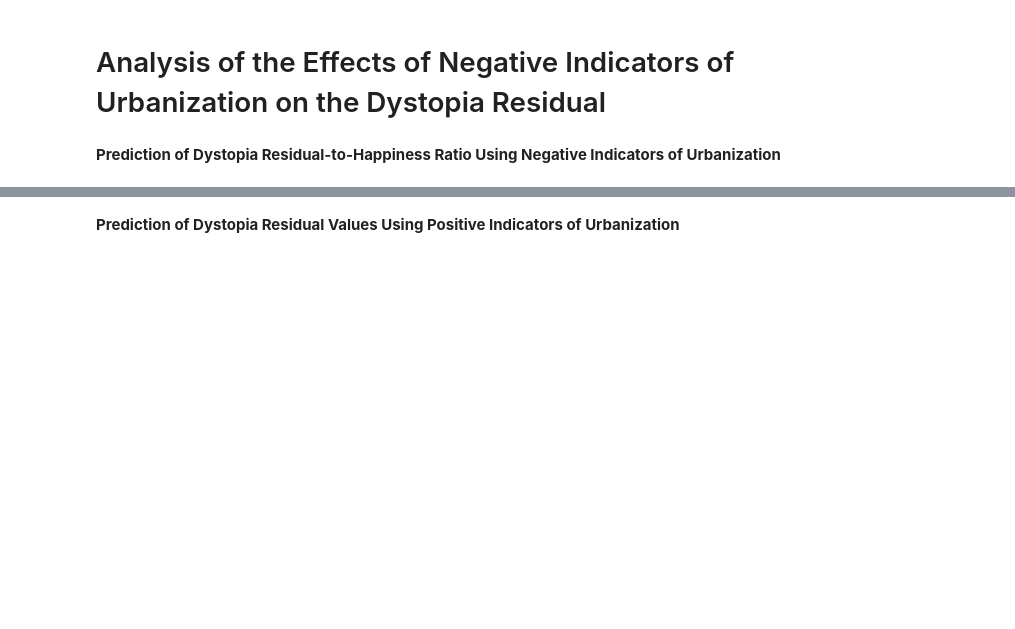
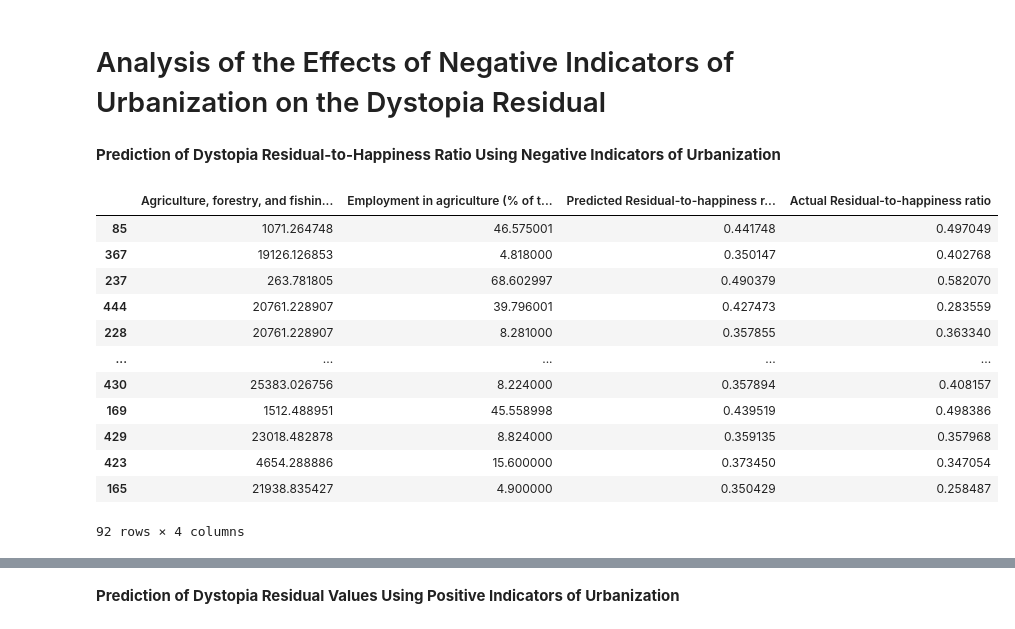
Before and after one commit to bianyuanop/WorldHappinessAnalysis, a Jupyter notebook: dystopia_residual_analysis.ipynb, the cells around one changed output, grey strips where cells are left out. Drawn from its saved outputs; the diff is of its cells as text; code cells hidden in the pictures; blank space fills up the shorter version.

```diff
--- a/dystopia_residual_analysis.ipynb
+++ b/dystopia_residual_analysis.ipynb
@@ -167,6 +219,22 @@ train, test = create_train_test_sets(data.copy(), ANTI_URBANIZATION_INDICATORS)
 **Prediction of Dystopia Residual-to-Happiness Ratio Using Negative Indicators of Urbanization**
 # %%
 neg_urbanization_residual_ratio = LinearRegressionModel(train.copy(), test.copy(), 'Residual-to-happiness ratio')
+# %%
+neg_urbanization_residual_ratio.get_predictions_table()
+# %% [output]
+|  | Agriculture, forestry, and fishin... | Employment in agriculture (% of t... | Predicted Residual-to-happiness r... | Actual Residual-to-happiness ratio |
+| 85 | 1071.264748 | 46.575001 | 0.441748 | 0.497049 |
+| 367 | 19126.126853 | 4.818000 | 0.350147 | 0.402768 |
+| 237 | 263.781805 | 68.602997 | 0.490379 | 0.582070 |
+| 444 | 20761.228907 | 39.796001 | 0.427473 | 0.283559 |
+| 228 | 20761.228907 | 8.281000 | 0.357855 | 0.363340 |
+| ... | ... | ... | ... | ... |
+| 430 | 25383.026756 | 8.224000 | 0.357894 | 0.408157 |
+| 169 | 1512.488951 | 45.558998 | 0.439519 | 0.498386 |
+| 429 | 23018.482878 | 8.824000 | 0.359135 | 0.357968 |
+| 423 | 4654.288886 | 15.600000 | 0.373450 | 0.347054 |
+| 165 | 21938.835427 | 4.900000 | 0.350429 | 0.258487 |
+92 rows × 4 columns
 # %%
 neg_urbanization_residual_ratio.get_r_squared()
 # %% [output]
```
Also changed, not shown: parts of 19 cells of this notebook.
